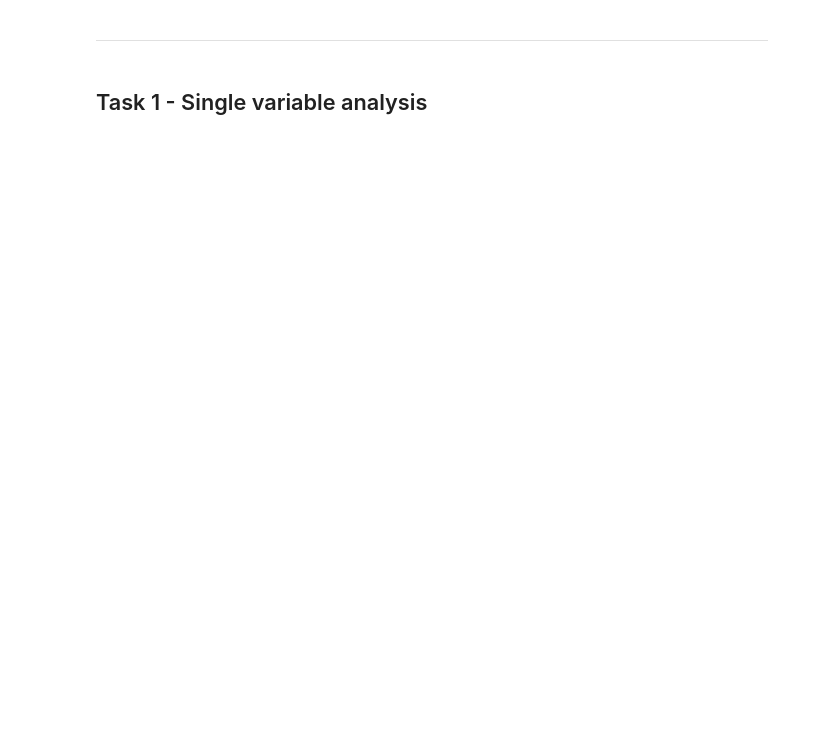
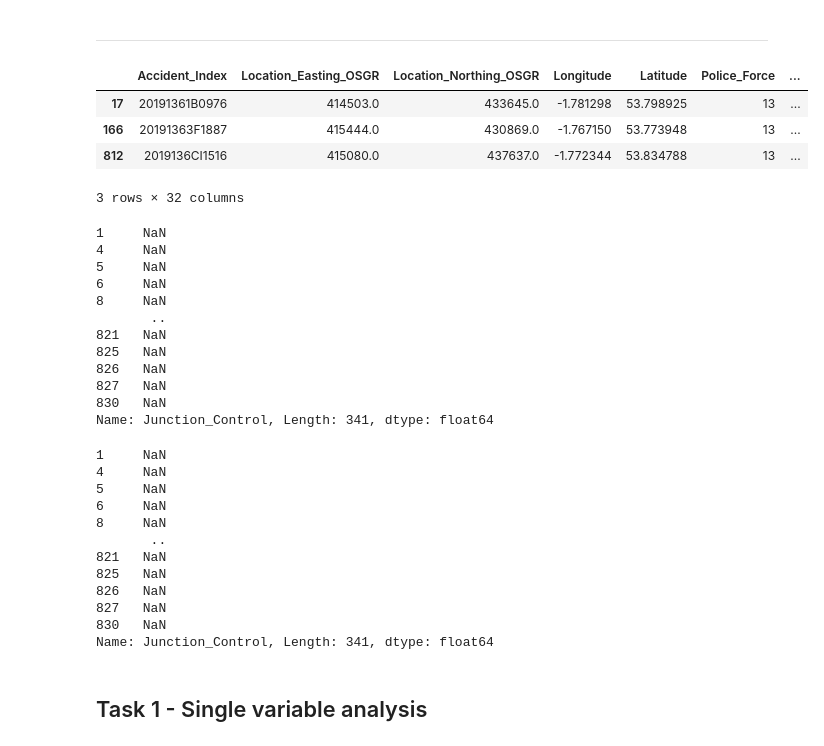
Before and after one commit to mszell/fyp2021p01lectures, a Jupyter notebook: notebooks/fyp2021p01product.ipynb, the cells around one changed output. Drawn from its saved outputs; the diff is of its cells as text; code cells hidden in the pictures; blank space fills up the shorter version.

```diff
--- a/notebooks/fyp2021p01product.ipynb
+++ b/notebooks/fyp2021p01product.ipynb
@@ -15,4 +96,52 @@ import numpy as np
 # %% [markdown]
 <hr>
+# %%
+# Missing values overview
+
+# Quick overview
+DATA['accident'].isna().any()
+
+# Get only the names of the columns with missing values: Time, Junction_Control and 2nd_Road_Class
+DATA['accident'].columns[DATA['accident'].isna().any()]
+
+# Pandas: first sum the missing values row-wise, then sum all the row-wise sums to one single sum
+# Missing                            Not missing
+DATA['accident'].isna().sum().sum(), DATA['accident'].notna().sum().sum()
+
+# Return the rows with missing values
+# We use d() to display multiple elements
+d(DATA['accident'][DATA['accident']['Time'].isna()])
+d(DATA['accident'][DATA['accident']['Junction_Control'].isna()]['Junction_Control'])
+d(DATA['accident'][DATA['accident']['2nd_Road_Class'].isna()]['Junction_Control'])
+# %% [output]
+|  | Accident_Index | Location_Easting_OSGR | Location_Northing_OSGR | Longitude | Latitude | Police_Force | ... |
+| 17 | 20191361B0976 | 414503.0 | 433645.0 | -1.781298 | 53.798925 | 13 | ... |
+| 166 | 20191363F1887 | 415444.0 | 430869.0 | -1.767150 | 53.773948 | 13 | ... |
+| 812 | 2019136CI1516 | 415080.0 | 437637.0 | -1.772344 | 53.834788 | 13 | ... |
+3 rows × 32 columns
+1     NaN
+4     NaN
+5     NaN
+6     NaN
+8     NaN
+       ..
+821   NaN
+825   NaN
+826   NaN
+827   NaN
+830   NaN
+Name: Junction_Control, Length: 341, dtype: float64
+1     NaN
+4     NaN
+5     NaN
+6     NaN
+8     NaN
+       ..
+821   NaN
+825   NaN
+826   NaN
+827   NaN
+830   NaN
+Name: Junction_Control, Length: 341, dtype: float64
 # %% [markdown]
 ## Task 1 - Single variable analysis
```
Also changed, not shown: parts of 13 cells of this notebook, 3 other files.
